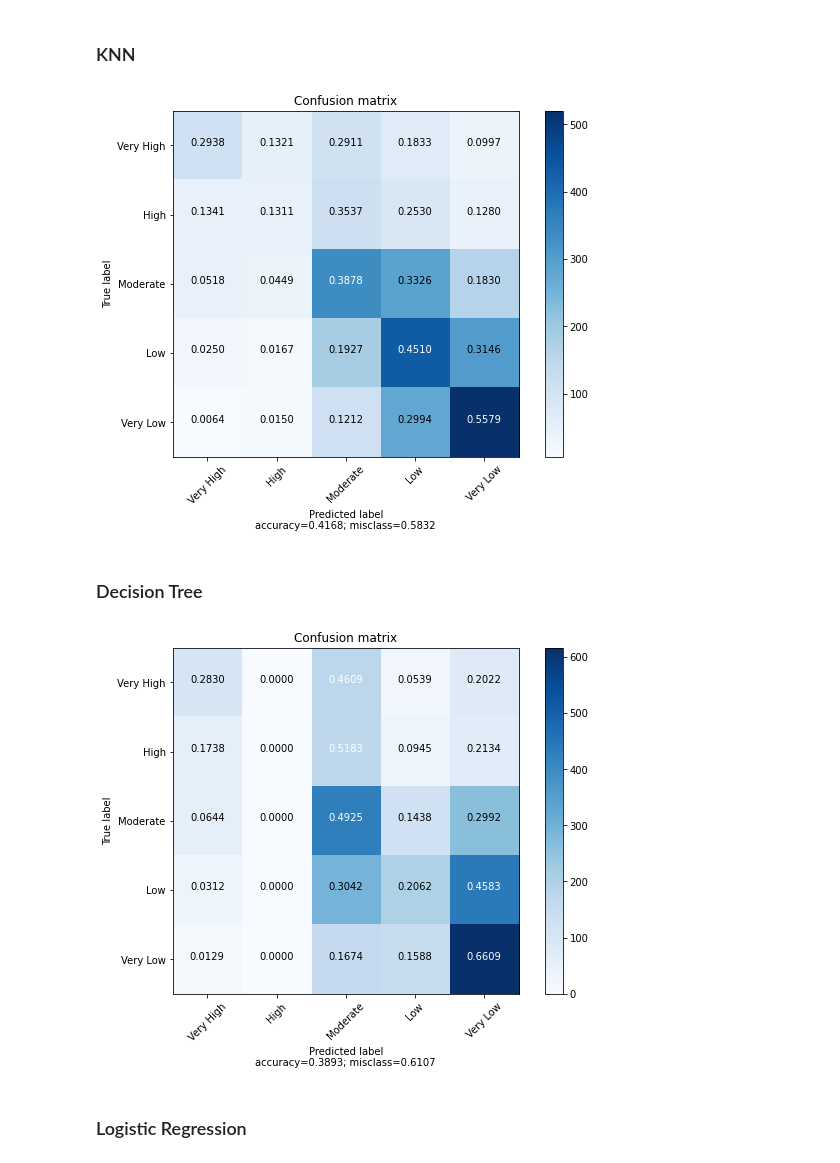
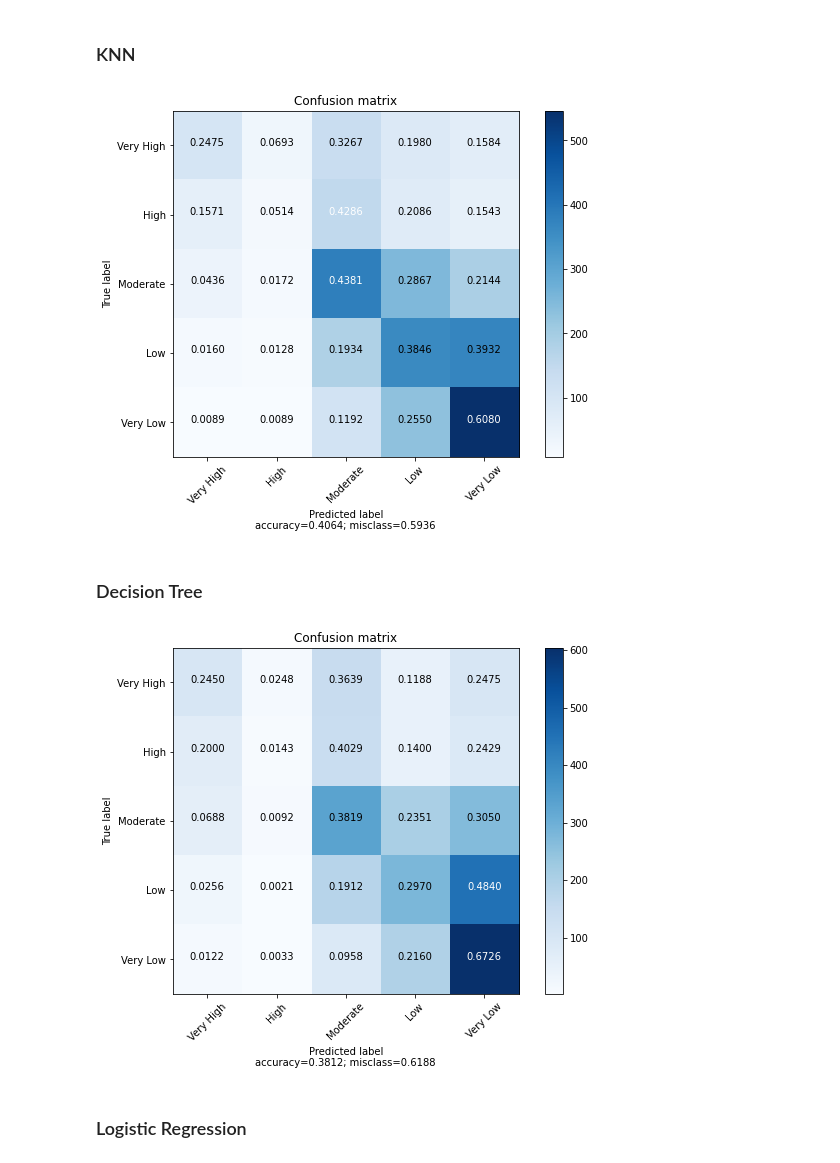
Before and after one commit to ashkan-soltanieh/wildfire-prediction, a Jupyter notebook: notebooks/9.0-ash-model-development.ipynb, the cells around one changed output. Saved outputs shown, nothing was run; the diff lists cells and outputs as text; code cells hidden in the pictures.

```diff
--- a/notebooks/9.0-ash-model-development.ipynb
+++ b/notebooks/9.0-ash-model-development.ipynb
@@ -40,7 +40,8 @@ from utils import plot_confusion_matrix
 path = os.path.abspath(
         os.path.join(os.getcwd(), "../data/processed/features_label_all.csv"))
 df = pd.read_csv(path)
-df = df.sample(frac=1, random_state=1)
+# uncomment below if you'd like to just analyze using a fraction of the dataset
+# df = df.sample(frac=0.5, random_state=4)
 display(df.shape)
 display(df.columns)
 # %% [output]
@@ -172,17 +173,17 @@ captions = ['Very High', 'High', 'Moderate', 'Low', 'Very Low']
 # %% [markdown]
 ### KNN
 # %%
-cm_tree = confusion_matrix(y_test, y_hat_knn, labels=labels)
-plot_confusion_matrix(cm_tree, captions)
+cm_knn = confusion_matrix(y_test, y_hat_knn, labels=labels)
+plot_confusion_matrix(cm_knn, captions)
 # %% [output]
-[figure, old version]
+[figure, new version]
 # %% [markdown]
 ### Decision Tree
 # %%
 cm_tree = confusion_matrix(y_test, y_hat_tree, labels=labels)
 plot_confusion_matrix(cm_tree, captions)
 # %% [output]
-[figure, old version]
+[figure, new version]
 # %% [markdown]
 ### Logistic Regression
 # %%
```
Also changed, not shown: parts of 6 cells of this notebook.
